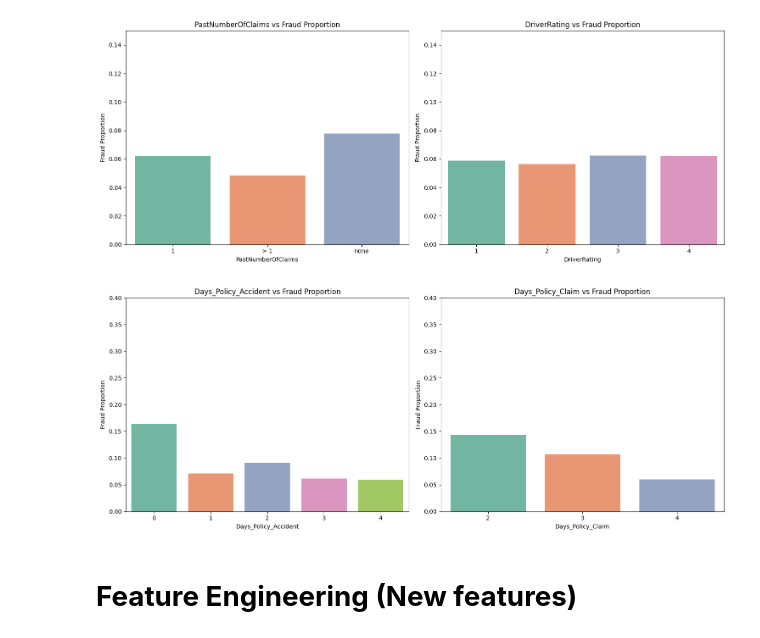
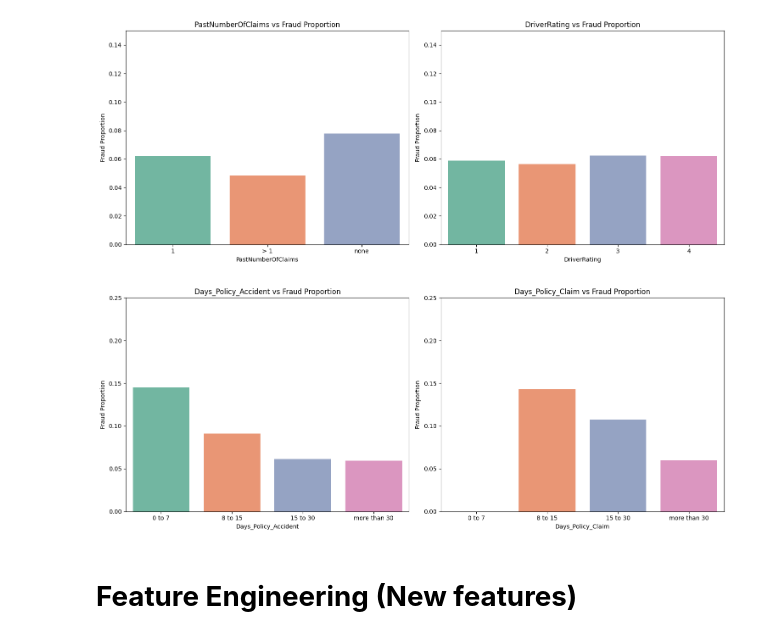
Before and after one commit to haonanah/DSA4263, a Jupyter notebook: dev_notebook_final.ipynb, the cells around one changed output. Drawn from its saved outputs; the diff is of its cells as text; code cells hidden in the pictures.

```diff
--- a/dev_notebook_final.ipynb
+++ b/dev_notebook_final.ipynb
@@ -467,48 +474,50 @@ plt.show()
 # Hypothesis 7: Time Gaps and Delays
 ## Extremely short or long periods between
 ## 1) policy issuance and accident
-## 2) accident and claim filings
+## 2) policy issuance and claim made
 ## are red flags for fraudulent claims.
 
 delays = ['Days_Policy_Accident', 'Days_Policy_Claim']
 
 # Create a 1x2 grid for subplots
 fig, axs = plt.subplots(1, 2, figsize=(15, 6))
 axs = axs.flatten()
 
 temp_df = numeric_df.copy()
 order = None
 
-# pnoc_mapping = {
-#     0: 'none', 1: 1, 2: '> 1', 3: '> 1'
-# }
+dp_mapping = {
+    0: '0 to 7', 1: '0 to 7', 2: '8 to 15', 3: '15 to 30', 4: "more than 30"
+}
+dp_order = ['0 to 7', '8 to 15', '15 to 30', 'more than 30']
 
 for i, var in enumerate(delays):
     # Group data to compute the proportion of fraud (FraudFound_P == 1)
-    # if var == 'PastNumberOfClaims':
-    #     temp_df[var] = temp_df[var].replace(pnoc_mapping)
+
+    temp_df[var] = temp_df[var].replace(dp_mapping)
 
 
     fraud_prop = temp_df.groupby(var)['FraudFound_P'].mean().reset_index()
 
     ax = axs[i]
-    sns.barplot(x=var, y='FraudFound_P', data=fraud_prop, palette='Set2', ax=ax)
+    sns.barplot(x=var, y='FraudFound_P', data=fraud_prop, palette='Set2', ax=ax, order = dp_order)
 
 
     # Remove bar outlines by setting linewidth to 0 for each patch
     for patch in ax.patches:
         patch.set_linewidth(0)
 
     ax.set_title(f'{var} vs Fraud Proportion')
     ax.set_xlabel(var)
     ax.set_ylabel('Fraud Proportion')  # explicitly label the y-axis (0 to 1)
-    ax.set_ylim(0, 0.4)  # since proportions range from 0 to 1
+    ax.set_ylim(0, 0.25)  # since proportions range from 0 to 1
     # ax.set_xticklabels(ax.get_xticklabels(), rotation=45, ha='right', fontsize=8)
 
 plt.tight_layout()
+plt.savefig("viz/hypothesis_7_results.png", dpi=300, bbox_inches='tight')
 plt.show()
 # %% [output]
-[figure, old version]
+[figure, new version]
 # %% [markdown]
 # **Feature Engineering (New features)**
 # %%
```
Also changed, not shown: parts of 19 cells of this notebook, 13 other files.
